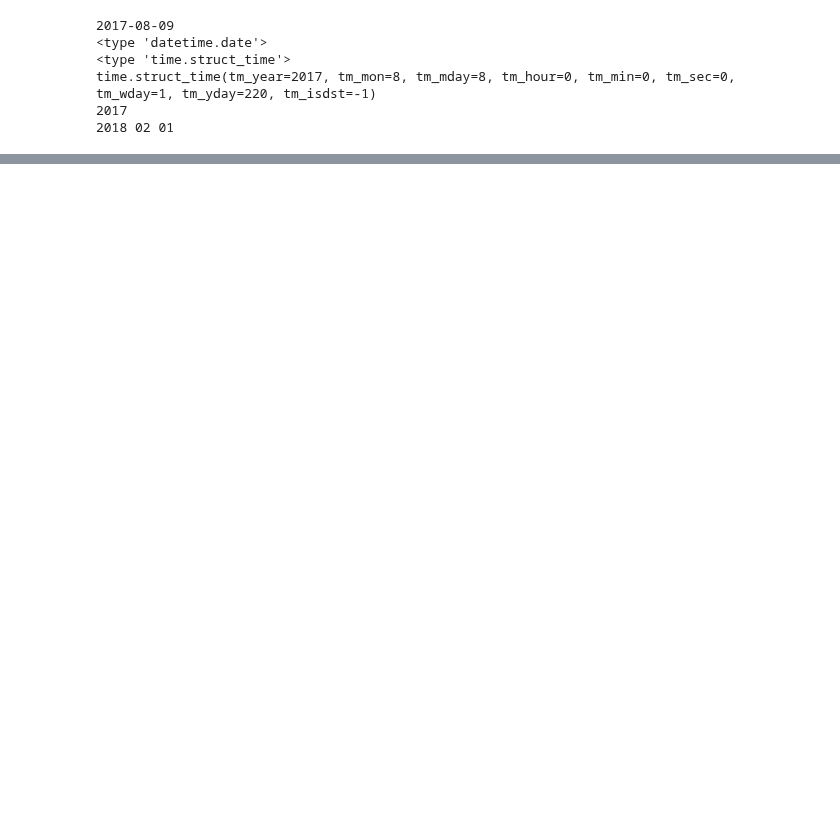
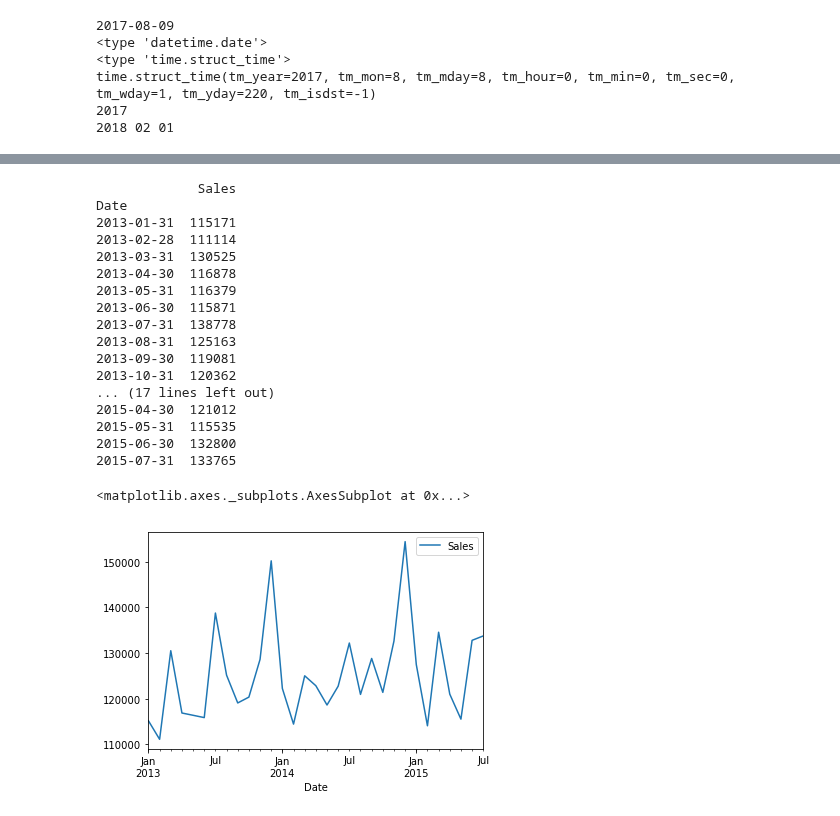
Before and after one commit to jtang145/machine-learning-courses, a Jupyter notebook: graduation/rossmann-prediction-notebook.ipynb, the cells around one changed output, grey strips where cells are left out. Saved outputs shown, nothing was run; the diff lists cells and outputs as text; code cells hidden in the pictures; blank space fills up the shorter version.

```diff
--- a/graduation/rossmann-prediction-notebook.ipynb
+++ b/graduation/rossmann-prediction-notebook.ipynb
@@ -102,3 +111,17 @@ print "{0} {1} 01".format('2018','02')
 time.struct_time(tm_year=2017, tm_mon=8, tm_mday=8, tm_hour=0, tm_min=0, tm_sec=0, tm_wday=1, tm_yday=220, tm_isdst=-1)
 2017
 2018 02 01
+# %%
+import datetime
+import pandas as pd
+import numpy as np
+
+%matplotlib inline
+
+# Sales Data
+all_data_file = "./data/train.csv"
+data = pd.read_csv(all_data_file, dtype={"StateHoliday":np.str},
+                  parse_dates=['Date'])
+# Format Sales data
+data.drop(['DayOfWeek'],axis = 1, inplace = True)
+data.fillna('0')
@@ -104,0 +147,32 @@ time.struct_time(tm_year=2017, tm_mon=8, tm_mday=8, tm_hour=0, tm_min=0, tm_sec=
+# %%
+
+
+data.sort_values("Date", ascending= True)
+data2 = data[data.Store == 2]
+#print(data2)
+simple_data = data2.drop(['Store','Customers','Open','Promo','SchoolHoliday','StateHoliday'],axis=1)
+date_col = simple_data['Date']
+simple_data.index = date_col
+simple_data = simple_data.resample('M').sum()
+print(simple_data)
+simple_data.plot(kind='line',x=simple_data.index,y='Sales')
+# %% [output]
+             Sales
+Date
+2013-01-31  115171
+2013-02-28  111114
+2013-03-31  130525
+2013-04-30  116878
+2013-05-31  116379
+2013-06-30  115871
+2013-07-31  138778
+2013-08-31  125163
+2013-09-30  119081
+2013-10-31  120362
+... (17 lines left out)
+2015-04-30  121012
+2015-05-31  115535
+2015-06-30  132800
+2015-07-31  133765
+<matplotlib.axes._subplots.AxesSubplot at 0x...>
+[figure, added]
```
Also changed, not shown: parts of 8 cells of this notebook, 1 other file.
